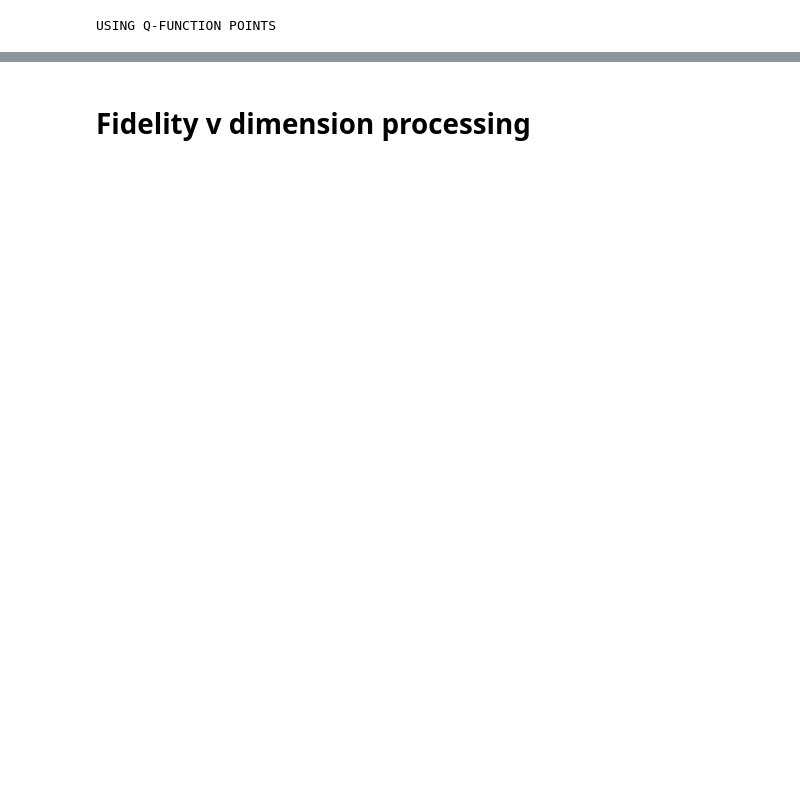
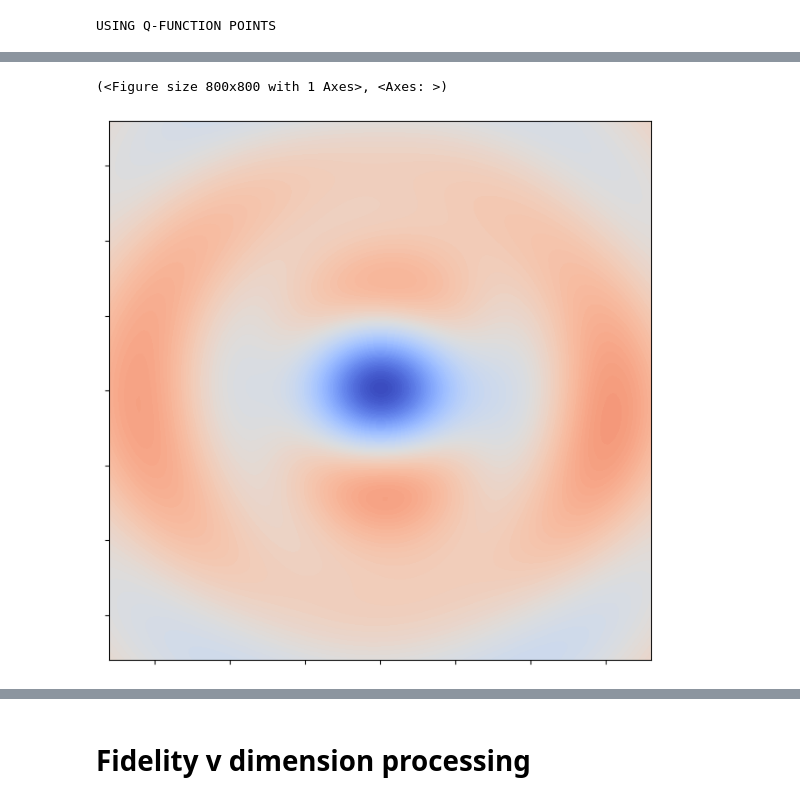
Before and after one commit to clarayfontaine/ORENS_bosonic_state_reconstruction, a Jupyter notebook: F_v_Dim_and_T2_Data_Processing_and_Simulation_Dec_16/plot_fidelity_v_dimension_and_t2.ipynb, the cells around one changed output, grey strips where cells are left out. Cells and saved outputs as stored; diff of their text form; code cells hidden in the pictures; blank space fills up the shorter version.

```diff
--- a/F_v_Dim_and_T2_Data_Processing_and_Simulation_Dec_16/plot_fidelity_v_dimension_and_t2.ipynb
+++ b/F_v_Dim_and_T2_Data_Processing_and_Simulation_Dec_16/plot_fidelity_v_dimension_and_t2.ipynb
@@ -13,0 +273,5 @@ color_W_norm = "blue"
+# %%
+plot_wigner(Qobj(W_corr_exp_T2_rhos[which_t2_to_plot, which_cat_to_plot, :, :]))
+# %% [output]
+(<Figure size 800x800 with 1 Axes>, <Axes: >)
+[figure, added]
```
Also changed, not shown: parts of 20 cells of this notebook, 1 other file.
